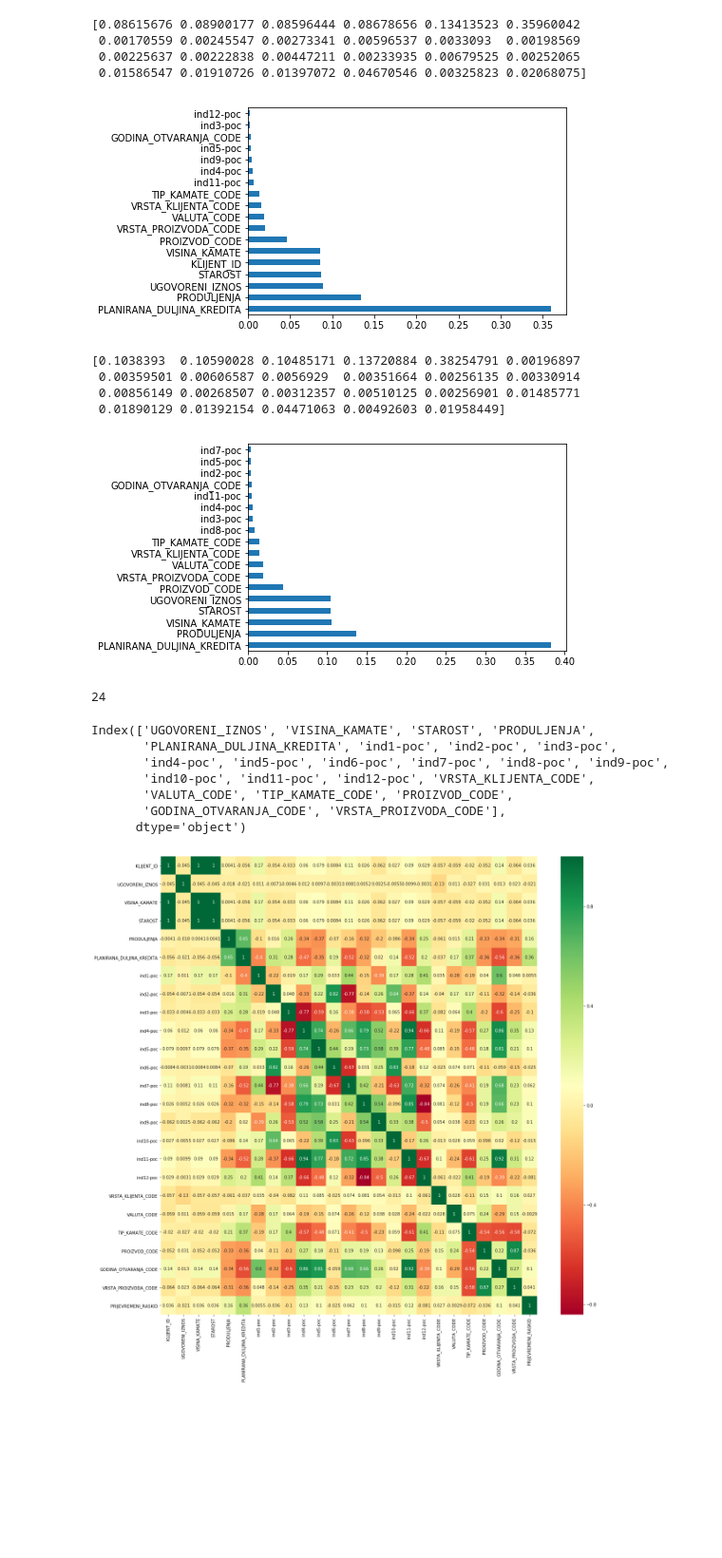
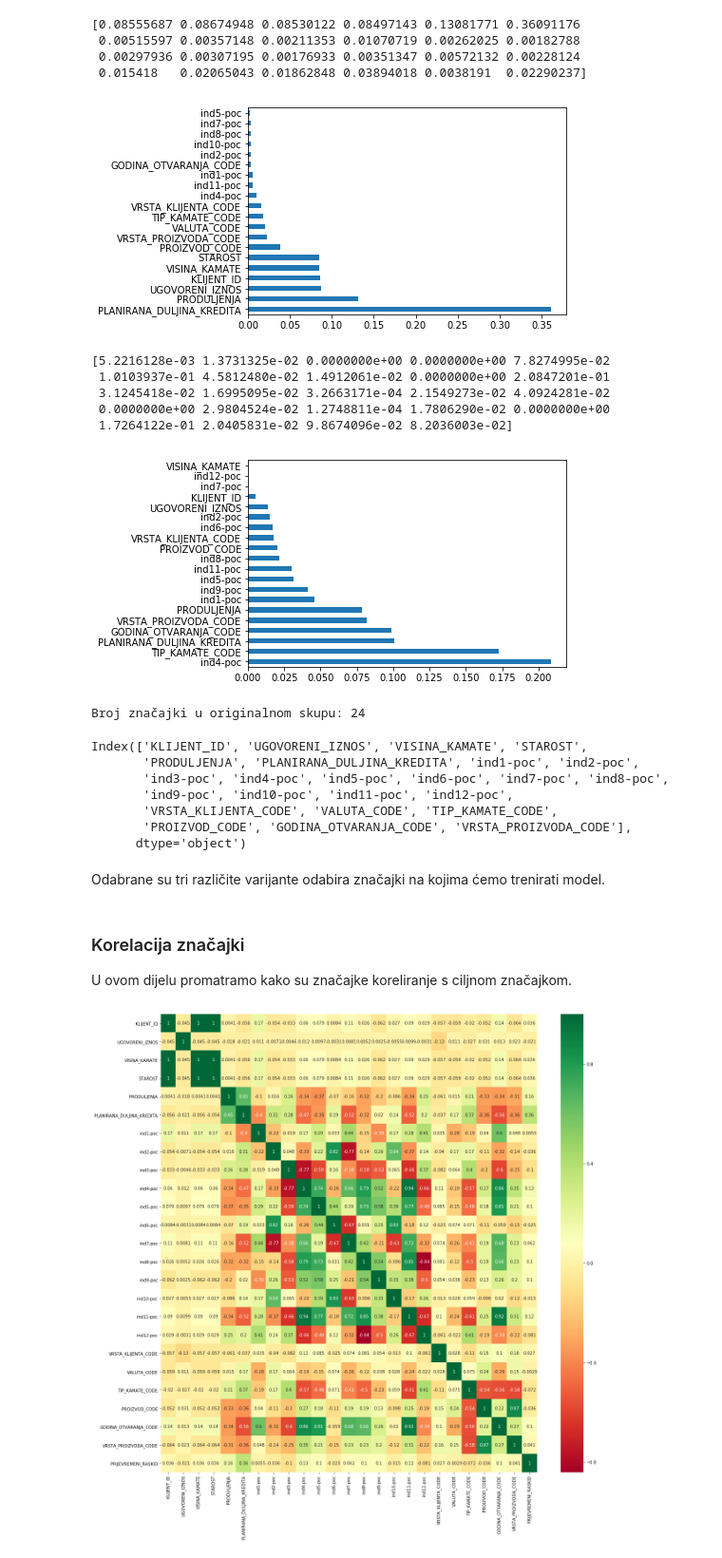
Before and after one commit to drajsel/Outliers, a Jupyter notebook: feature_engineering.ipynb, the cells around one changed output. Shown at 95% size. Saved outputs shown, nothing was run; the diff lists cells and outputs as text; code cells hidden in the pictures; blank space fills up the shorter version.

```diff
--- a/feature_engineering.ipynb
+++ b/feature_engineering.ipynb
@@ -10,8 +14,8 @@ warnings.filterwarnings('ignore')
 # %%
 ## UČITAVANJE TRAIN I TEST SKUPA
 
-X_train = pd.read_hdf('X_train_proba.h5' , key = 'X_train')
-X_test = pd.read_hdf('X_test_proba.h5', key = 'X_test')
+X_train = pd.read_hdf('X_train.h5' , key = 'X_train')
+X_test = pd.read_hdf('X_test.h5', key = 'X_test')
 y_train = X_train['PRIJEVREMENI_RASKID'].ravel()
 X_train.drop(['PRIJEVREMENI_RASKID'], axis = 1, inplace = True)
 
@@ -31,11 +52,11 @@ model.fit(X,y)
 print(model.feature_importances_) #use inbuilt class feature_importances of tree based classifiers
 #plot graph of feature importances for better visualization
 feat_importances = pd.Series(model.feature_importances_, index=X.columns)
-feat_importances.nlargest(18).plot(kind='barh')
+feat_importances.nlargest(20).plot(kind='barh')
 plt.show()
 # %% [output]
-[0.08615676 0.08900177 0.08596444 0.08678656 0.13413523 0.35960042
- 0.00170559 0.00245547 0.00273341 0.00596537 0.0033093  0.00198569
- 0.00225637 0.00222838 0.00447211 0.00233935 0.00679525 0.00252065
- 0.01586547 0.01910726 0.01397072 0.04670546 0.00325823 0.02068075]
+[0.08555687 0.08674948 0.08530122 0.08497143 0.13081771 0.36091176
+ 0.00515597 0.00357148 0.00211353 0.01070719 0.00262025 0.00182788
+ 0.00297936 0.00307195 0.00176933 0.00351347 0.00572132 0.00228124
+ 0.015418   0.02065043 0.01862848 0.03894018 0.0038191  0.02290237]
-[figure, old version]
+[figure, new version]
@@ -46,40 +63,40 @@ X_test_no_id = X_test.drop(['KLIJENT_ID'], axis = 1)
 # %%
-from sklearn.feature_selection import SelectKBest
-from sklearn.feature_selection import chi2
+import xgboost as xgb
 
-X = X_train_no_id
-y = y_train #target column i.e price range
+X = X_train
+y = y_train  #target column i.e price range
 
-
-from sklearn.ensemble import ExtraTreesClassifier
 import matplotlib.pyplot as plt
-model = ExtraTreesClassifier()
+model = xgb.XGBClassifier()
 model.fit(X,y)
 print(model.feature_importances_) #use inbuilt class feature_importances of tree based classifiers
 #plot graph of feature importances for better visualization
 feat_importances = pd.Series(model.feature_importances_, index=X.columns)
-feat_importances.nlargest(18).plot(kind='barh')
+feat_importances.nlargest(20).plot(kind='barh')
 plt.show()
 # %% [output]
-[0.1038393  0.10590028 0.10485171 0.13720884 0.38254791 0.00196897
- 0.00359501 0.00606587 0.0056929  0.00351664 0.00256135 0.00330914
- 0.00856149 0.00268507 0.00312357 0.00510125 0.00256901 0.01485771
- 0.01890129 0.01392154 0.04471063 0.00492603 0.01958449]
+[5.2216128e-03 1.3731325e-02 0.0000000e+00 0.0000000e+00 7.8274995e-02
+ 1.0103937e-01 4.5812480e-02 1.4912061e-02 0.0000000e+00 2.0847201e-01
+ 3.1245418e-02 1.6995095e-02 3.2663171e-04 2.1549273e-02 4.0924281e-02
+ 0.0000000e+00 2.9804524e-02 1.2748811e-04 1.7806290e-02 0.0000000e+00
+ 1.7264122e-01 2.0405831e-02 9.8674096e-02 8.2036003e-02]
-[figure, old version]
+[figure, new version]
 # %%
 ft_num = X_train.shape[1]
-print(ft_num)
+print('Broj značajki u originalnom skupu:', ft_num)
 # %% [output]
-24
+Broj značajki u originalnom skupu: 24
 # %%
 X.columns
 # %% [output]
-Index(['UGOVORENI_IZNOS', 'VISINA_KAMATE', 'STAROST', 'PRODULJENJA',
-       'PLANIRANA_DULJINA_KREDITA', 'ind1-poc', 'ind2-poc', 'ind3-poc',
-       'ind4-poc', 'ind5-poc', 'ind6-poc', 'ind7-poc', 'ind8-poc', 'ind9-poc',
-       'ind10-poc', 'ind11-poc', 'ind12-poc', 'VRSTA_KLIJENTA_CODE',
-       'VALUTA_CODE', 'TIP_KAMATE_CODE', 'PROIZVOD_CODE',
-       'GODINA_OTVARANJA_CODE', 'VRSTA_PROIZVODA_CODE'],
+Index(['KLIJENT_ID', 'UGOVORENI_IZNOS', 'VISINA_KAMATE', 'STAROST',
+       'PRODULJENJA', 'PLANIRANA_DULJINA_KREDITA', 'ind1-poc', 'ind2-poc',
+       'ind3-poc', 'ind4-poc', 'ind5-poc', 'ind6-poc', 'ind7-poc', 'ind8-poc',
+       'ind9-poc', 'ind10-poc', 'ind11-poc', 'ind12-poc',
+       'VRSTA_KLIJENTA_CODE', 'VALUTA_CODE', 'TIP_KAMATE_CODE',
+       'PROIZVOD_CODE', 'GODINA_OTVARANJA_CODE', 'VRSTA_PROIZVODA_CODE'],
       dtype='object')
+# %% [markdown]
+Odabrane su tri različite varijante odabira značajki na kojima ćemo trenirati model.
 # %%
 features1 = ['PLANIRANA_DULJINA_KREDITA', 'PRODULJENJA', 'VISINA_KAMATE', 'STAROST', 'KLIJENT_ID', 'UGOVORENI_IZNOS',
@@ -90,3 +113,7 @@ features2 = ['PLANIRANA_DULJINA_KREDITA', 'PRODULJENJA', 'KLIJENT_ID', 'UGOVOREN
+# %% [markdown]
+<h3> Korelacija značajki </h3>
+
+U ovom dijelu promatramo kako su značajke koreliranje s ciljnom značajkom.
 # %%
 X = X_train.copy()
 X['PRIJEVREMENI_RASKID'] = y_train
```
Also changed, not shown: parts of 10 cells of this notebook.
